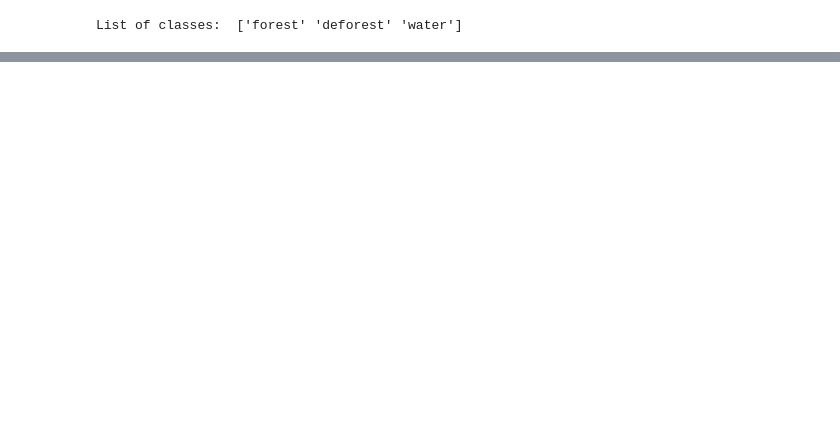
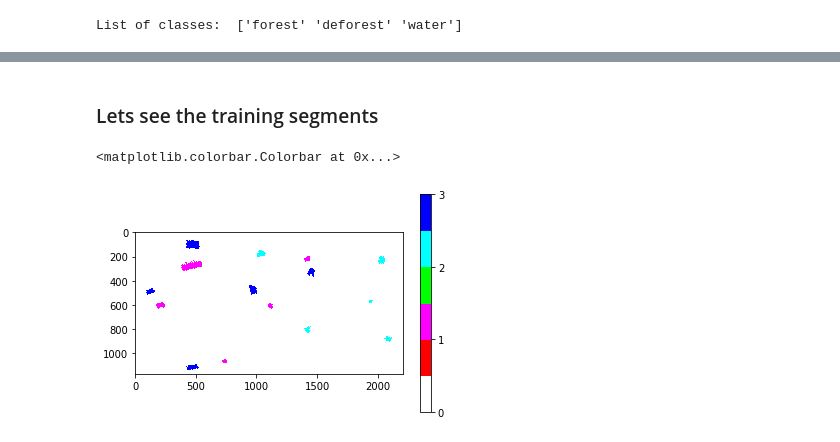
Before and after one commit to IslamAlam/RemoteSensing, a Jupyter notebook: multi_spectral_image_classification.ipynb, the cells around one changed output, grey strips where cells are left out. Drawn from its saved outputs; the diff is of its cells as text; code cells hidden in the pictures; blank space fills up the shorter version.

```diff
--- a/multi_spectral_image_classification.ipynb
+++ b/multi_spectral_image_classification.ipynb
@@ -278,0 +497,5 @@ ep.plot_rgb(tiff_im,
+# %%
+ground_truth = vectors_to_raster(shapefiles, rows, cols, geo_transform, proj)
+# %%
+classes = np.unique(ground_truth)[1:]  # 0 doesn't count
+len(classes)
@@ -278,0 +504,6 @@ ep.plot_rgb(tiff_im,
+# %%
+segments_per_klass = {}
+for klass in classes:
+    segments_of_klass = segments[ground_truth==klass]
+    segments_per_klass[klass] = set(segments_of_klass)
+    print("Training segments for class %i: %i" % (klass, len(segments_per_klass[klass])))
@@ -278,0 +531,20 @@ ep.plot_rgb(tiff_im,
+# %%
+train_img = np.copy(segments)
+threshold = train_img.max() + 1
+for klass in classes:
+    klass_label = threshold + klass
+    for segment_id in segments_per_klass[klass]:
+        train_img[train_img == segment_id] = klass_label
+train_img[train_img <= threshold] = 0
+train_img[train_img > threshold] -= threshold
+# %% [markdown]
+### Lets see the training segments
+# %%
+plt.figure()
+cm = np.array([[ 1,  1,  1 ], [ 1,0,0], [ 1,0,1], [ 0,1,0], [ 0,1,1], [ 0,0,1]])
+cmap = colors.ListedColormap(cm)
+plt.imshow(train_img, cmap=cmap)
+plt.colorbar(ticks=[0,1,2,3,4,5])
+# %% [output]
+<matplotlib.colorbar.Colorbar at 0x...>
+[figure, added]
```
Also changed, not shown: parts of 50 cells of this notebook.
